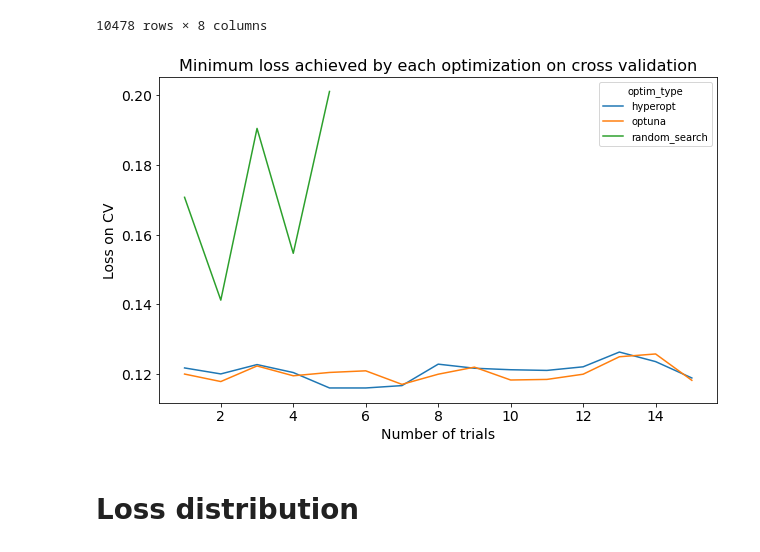
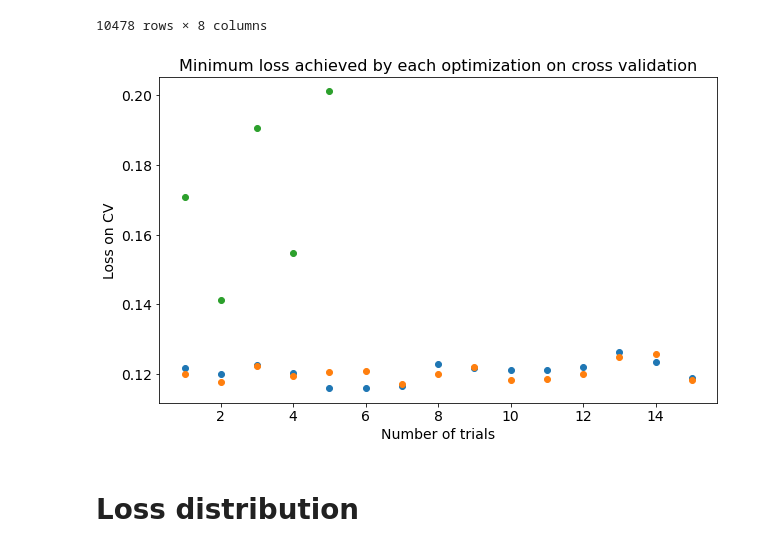
Before and after one commit to Birkamal/statistical_analysis, a Jupyter notebook: project_analysis.ipynb, the cells around one changed output. Cells and saved outputs as stored; diff of their text form; code cells hidden in the pictures.

```diff
--- a/project_analysis.ipynb
+++ b/project_analysis.ipynb
@@ -82,16 +83,17 @@ result
 # %%
 
 # Minimum Loss by each optimization technique
-result.groupby(['seed','optim_type']).min().unstack()['loss'].plot(figsize=(10,6))
+plt.figure( figsize=(10,6))
+plt.plot(result.groupby(['seed','optim_type']).min().unstack()['loss'],'o')#.plot(figsize=(10,6))
 plt.title('Minimum loss achieved by each optimization on cross validation', size = 16)
 plt.xlabel('Number of trials',size=14)
 plt.ylabel('Loss on CV',size=14)
 plt.xticks(size=14)
 plt.yticks(size=14)
 plt.savefig("xgb_optim_min_loss.png")
 plt.show()
 # %% [output]
-[figure, old version]
+[figure, new version]
 # %% [markdown]
 # Loss distribution
 # %%
```
Also changed, not shown: parts of 11 cells of this notebook.
